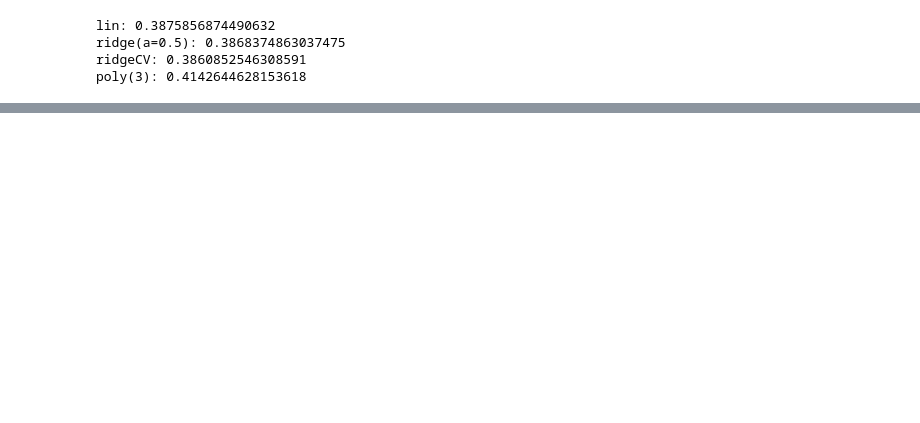
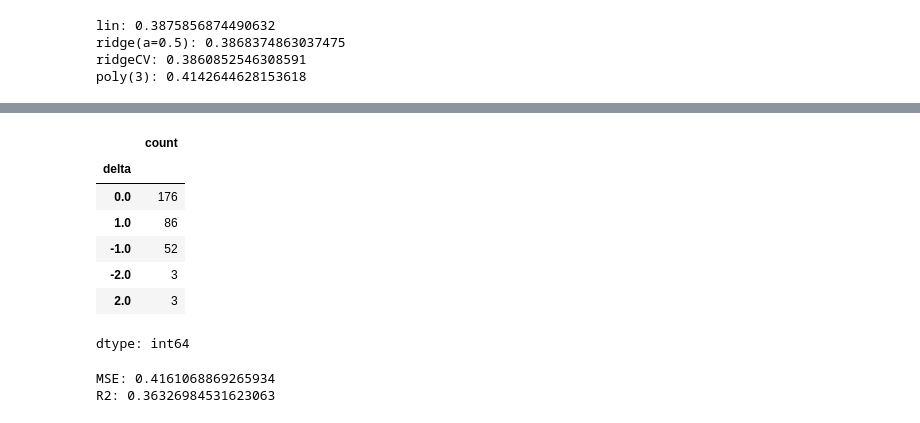
Before and after one commit to SpartaRoman/Dom-c-_-kol, a Jupyter notebook: RedWine.ipynb, the cells around one changed output, grey strips where cells are left out. Drawn from its saved outputs; the diff is of its cells as text; code cells hidden in the pictures; blank space fills up the shorter version.

```diff
--- a/RedWine.ipynb
+++ b/RedWine.ipynb
@@ -220,0 +302,24 @@ poly(3): 0.4142644628153618
+# %%
+y_comp[["delta"]].value_counts()
+# %% [output]
+|  | count |
+| delta |  |
+| 0.0 | 176 |
+| 1.0 | 86 |
+| -1.0 | 52 |
+| -2.0 | 3 |
+| 2.0 | 3 |
+dtype: int64
+# %%
+reg_tree = DecisionTreeRegressor(max_depth=4, random_state=42)
+reg_tree.fit(X_train, y_train)
+
+
+y_pred = reg_tree.predict(X_test)
+
+
+print("MSE:", mean_squared_error(y_test, y_pred))
+print("R2:", r2_score(y_test, y_pred))
+# %% [output]
+MSE: 0.4161068869265934
+R2: 0.36326984531623063
```
Also changed, not shown: parts of 9 cells of this notebook.
